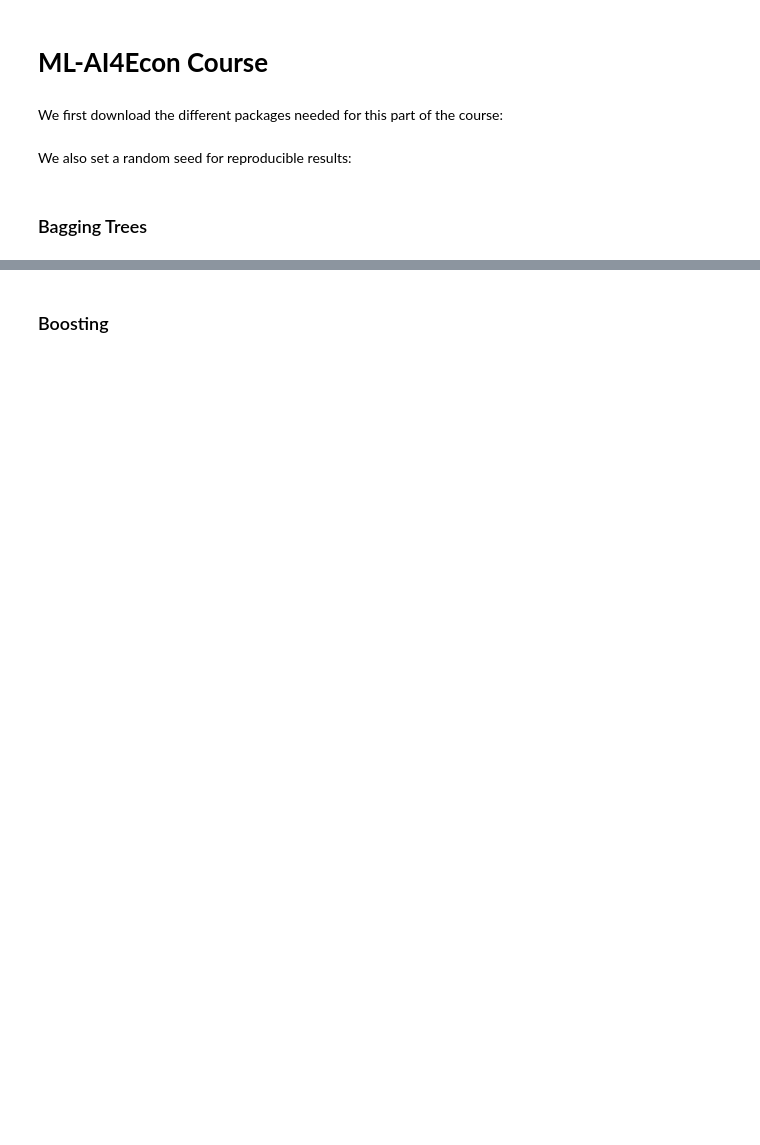
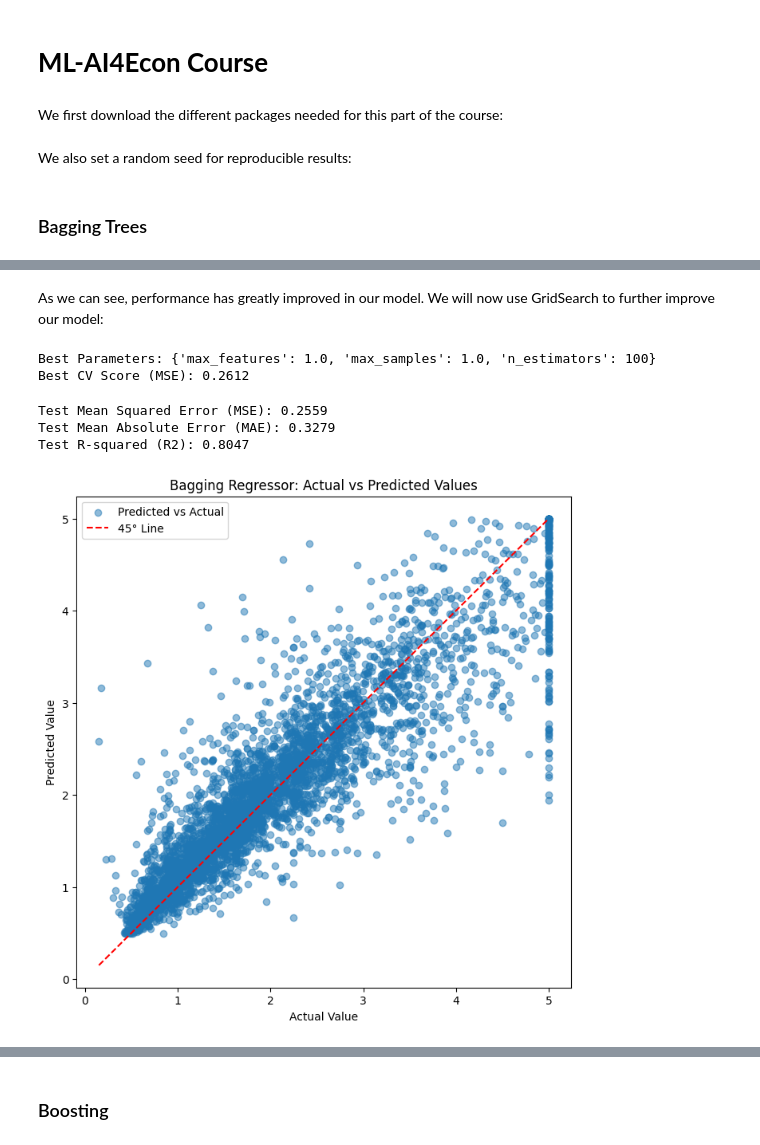
Before and after one commit to ikercb2000/ML4Econ_Course, a Jupyter notebook: Course_Notebooks/5_Bagging_Boosting.ipynb, the cells around one changed output, grey strips where cells are left out. Drawn from its saved outputs; the diff is of its cells as text; code cells hidden in the pictures; blank space fills up the shorter version.

```diff
--- a/Course_Notebooks/5_Bagging_Boosting.ipynb
+++ b/Course_Notebooks/5_Bagging_Boosting.ipynb
@@ -25,0 +132,51 @@ np.random.seed(24)
+# %% [markdown]
+As we can see, performance has greatly improved in our model. We will now use GridSearch to further improve our model:
+# %%
+param_grid = {
+    'n_estimators': [10, 50, 100],
+    'max_samples': [0.5, 0.8, 1.0],
+    'max_features': [0.5, 1.0]
+}
+
+grid_search = GridSearchCV(
+    estimator=bagging_model,
+    param_grid=param_grid,
+    cv=5,
+    scoring='neg_mean_squared_error',
+    n_jobs=-1
+)
+
+grid_search.fit(X_train, y_train)
+
+print("Best Parameters:", grid_search.best_params_)
+print("Best CV Score (MSE): {:.4f}".format(-grid_search.best_score_))
+# %% [output]
+Best Parameters: {'max_features': 1.0, 'max_samples': 1.0, 'n_estimators': 100}
+Best CV Score (MSE): 0.2612
+# %%
+best_model = grid_search.best_estimator_
+y_pred = best_model.predict(X_test)
+
+mse = mean_squared_error(y_test, y_pred)
+mae = mean_absolute_error(y_test, y_pred)
+r2  = r2_score(y_test, y_pred)
+
+print("Test Mean Squared Error (MSE): {:.4f}".format(mse))
+print("Test Mean Absolute Error (MAE): {:.4f}".format(mae))
+print("Test R-squared (R2): {:.4f}".format(r2))
+
+plt.figure(figsize=(8, 8))
+plt.scatter(y_test, y_pred, alpha=0.5, label="Predicted vs Actual")
+min_val = min(y_test.min(), y_pred.min())
+max_val = max(y_test.max(), y_pred.max())
+plt.plot([min_val, max_val], [min_val, max_val], 'r--', label="45° Line")
+plt.xlabel("Actual Value")
+plt.ylabel("Predicted Value")
+plt.title("Bagging Regressor: Actual vs Predicted Values")
+plt.legend()
+plt.show()
+# %% [output]
+Test Mean Squared Error (MSE): 0.2559
+Test Mean Absolute Error (MAE): 0.3279
+Test R-squared (R2): 0.8047
+[figure, added]
```
Also changed, not shown: parts of 25 cells of this notebook, 4 other files.
